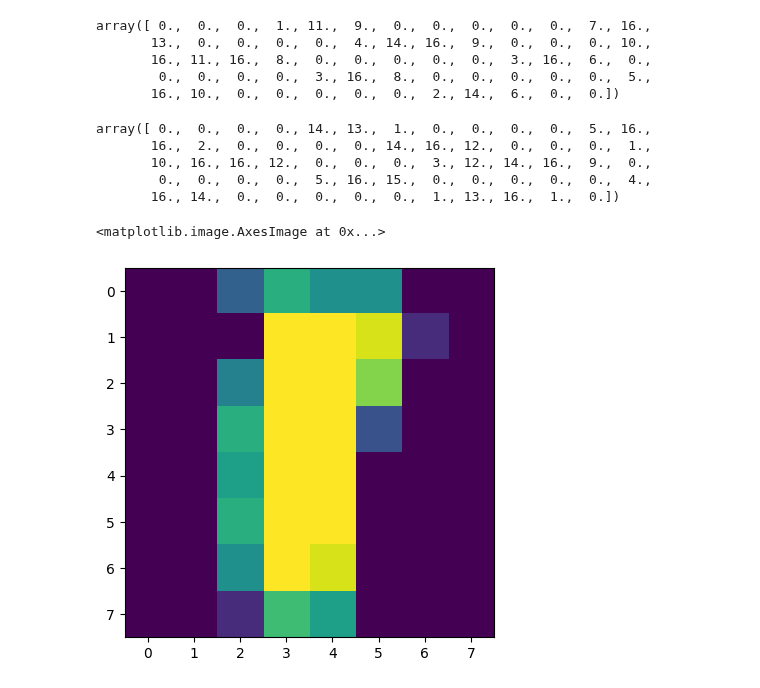
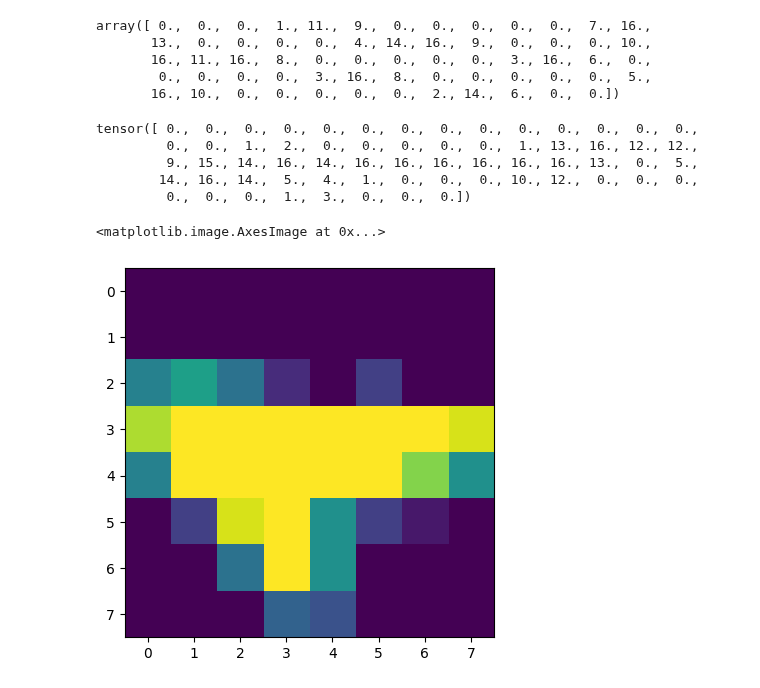
Before and after one commit to tayfununal/PyTorch, a Jupyter notebook: rotate_Load_digit_1.ipynb, the cells around one changed output. Drawn from its saved outputs; the diff is of its cells as text; code cells hidden in the pictures.

```diff
--- a/rotate_Load_digit_1.ipynb
+++ b/rotate_Load_digit_1.ipynb
@@ -323,15 +339,15 @@ array([ 0.,  0.,  0.,  1., 11.,  9.,  0.,  0.,  0.,  0.,  0.,  7., 16.,
         0.,  0.,  0.,  0.,  3., 16.,  8.,  0.,  0.,  0.,  0.,  0.,  5.,
        16., 10.,  0.,  0.,  0.,  0.,  0.,  2., 14.,  6.,  0.,  0.])
 # %%
-X1[1]
+rotated_X1[1]
 # %% [output]
-array([ 0.,  0.,  0.,  0., 14., 13.,  1.,  0.,  0.,  0.,  0.,  5., 16.,
-       16.,  2.,  0.,  0.,  0.,  0., 14., 16., 12.,  0.,  0.,  0.,  1.,
-       10., 16., 16., 12.,  0.,  0.,  0.,  3., 12., 14., 16.,  9.,  0.,
-        0.,  0.,  0.,  0.,  5., 16., 15.,  0.,  0.,  0.,  0.,  0.,  4.,
-       16., 14.,  0.,  0.,  0.,  0.,  0.,  1., 13., 16.,  1.,  0.])
+tensor([ 0.,  0.,  0.,  0.,  0.,  0.,  0.,  0.,  0.,  0.,  0.,  0.,  0.,  0.,
+         0.,  0.,  1.,  2.,  0.,  0.,  0.,  0.,  0.,  1., 13., 16., 12., 12.,
+         9., 15., 14., 16., 14., 16., 16., 16., 16., 16., 16., 13.,  0.,  5.,
+        14., 16., 14.,  5.,  4.,  1.,  0.,  0.,  0., 10., 12.,  0.,  0.,  0.,
+         0.,  0.,  0.,  1.,  3.,  0.,  0.,  0.])
 # %%
-plt.imshow(X1[65].reshape((8,8)))
+plt.imshow(rotated_X1[20].reshape((8,8)))
 # %% [output]
 <matplotlib.image.AxesImage at 0x...>
-[figure, old version]
+[figure, new version]
```
Also changed, not shown: parts of 4 cells of this notebook.
